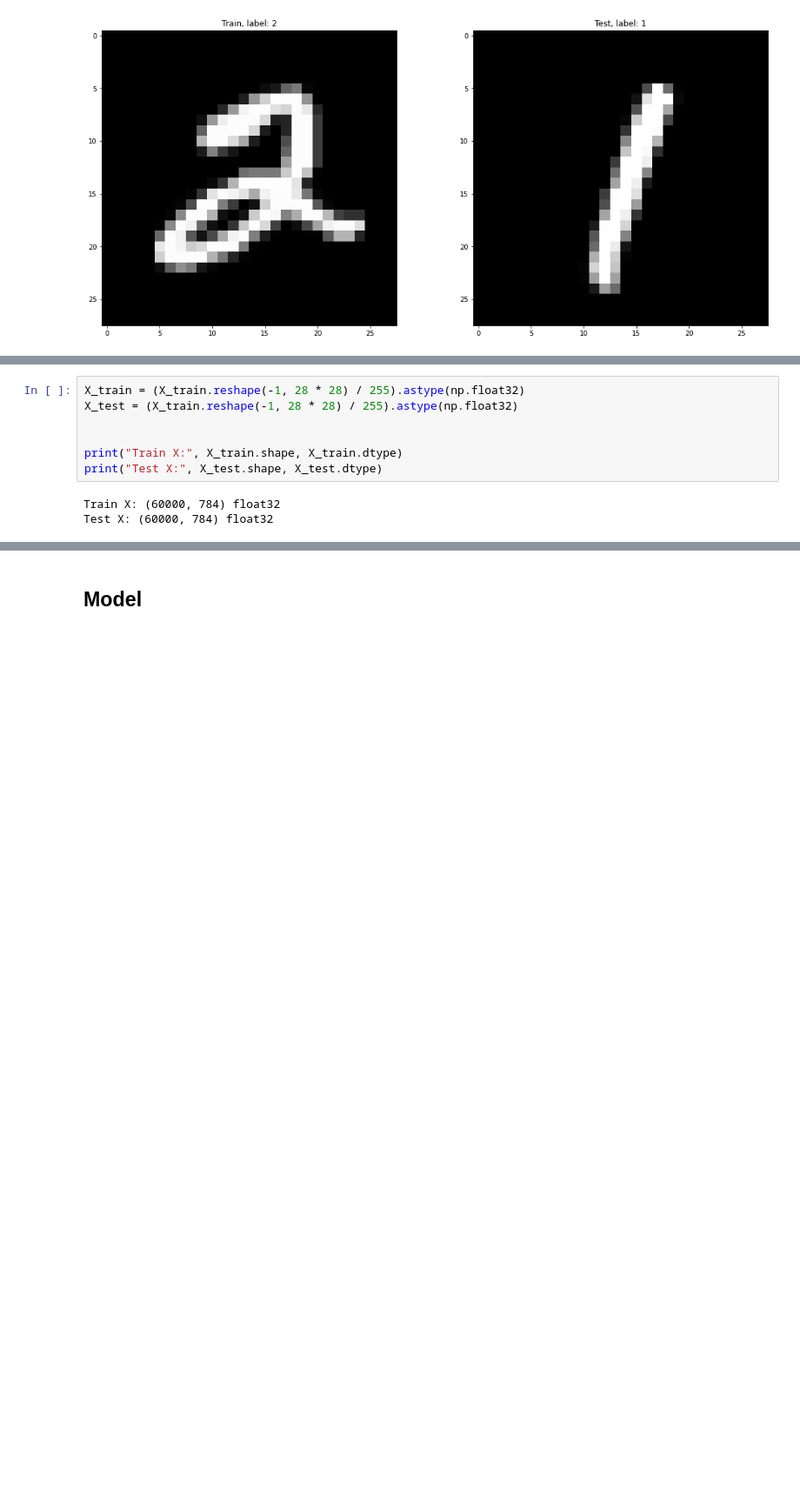
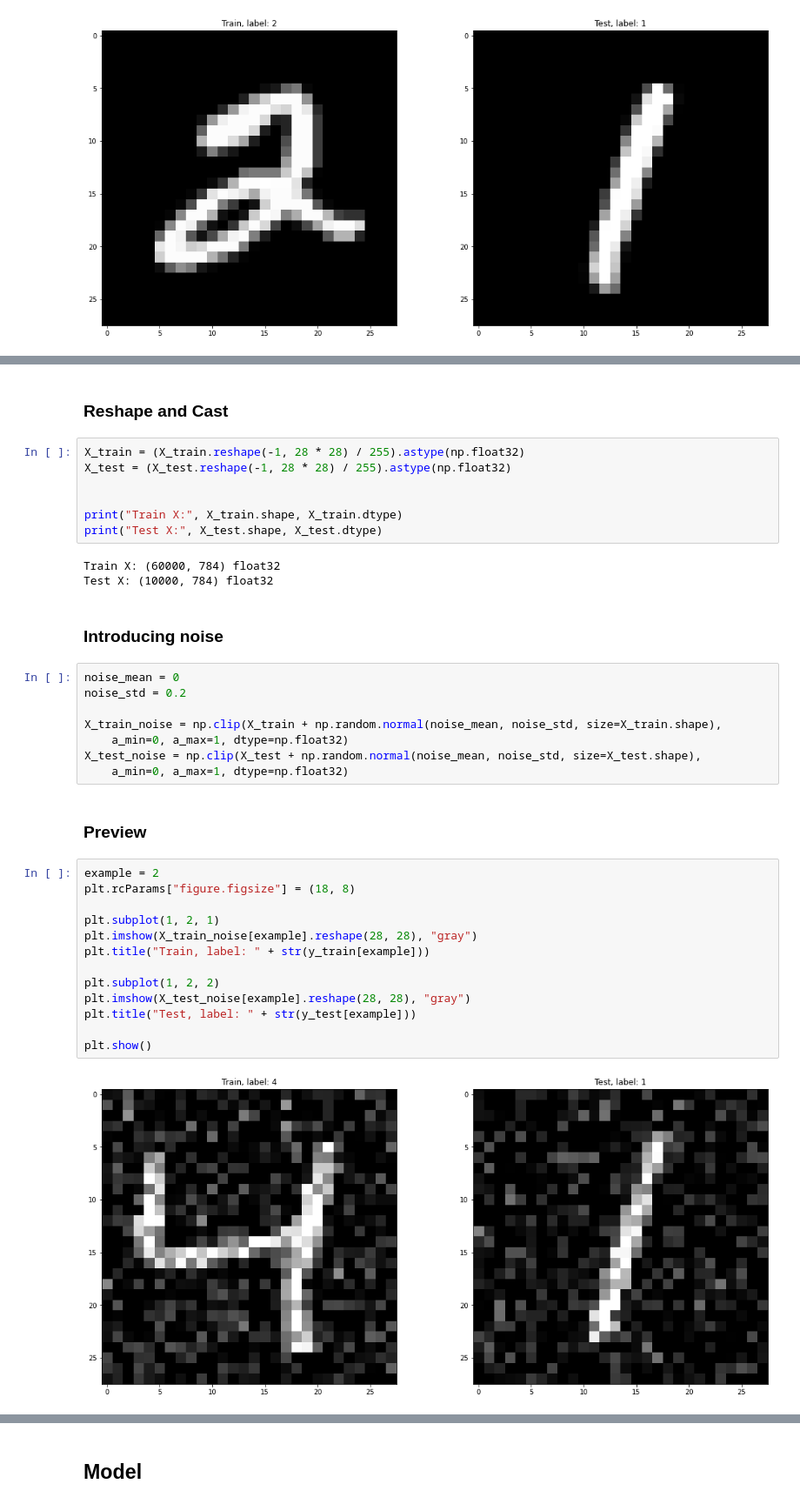
Before and after one commit to FreeLike76/ComputerVisionCourse, a Jupyter notebook: Task4/main.ipynb, the cells around one changed output, grey strips where cells are left out. Shown at 87% size. Cells and saved outputs as stored; diff of their text form; blank space fills up the shorter version.

```diff
--- a/Task4/main.ipynb
+++ b/Task4/main.ipynb
@@ -59,10 +57,39 @@ plt.show()
+# %% [markdown]
+### Reshape and Cast
 # %%
 X_train = (X_train.reshape(-1, 28 * 28) / 255).astype(np.float32)
-X_test = (X_train.reshape(-1, 28 * 28) / 255).astype(np.float32)
+X_test = (X_test.reshape(-1, 28 * 28) / 255).astype(np.float32)
 
 
 print("Train X:", X_train.shape, X_train.dtype)
 print("Test X:", X_test.shape, X_test.dtype)
 # %% [output]
 Train X: (60000, 784) float32
-Test X: (60000, 784) float32
+Test X: (10000, 784) float32
+# %% [markdown]
+### Introducing noise
+# %%
+noise_mean = 0
+noise_std = 0.2
+
+X_train_noise = np.clip(X_train + np.random.normal(noise_mean, noise_std, size=X_train.shape),
+    a_min=0, a_max=1, dtype=np.float32)
+X_test_noise = np.clip(X_test + np.random.normal(noise_mean, noise_std, size=X_test.shape),
+    a_min=0, a_max=1, dtype=np.float32)
+# %% [markdown]
+### Preview
+# %%
+example = 2
+plt.rcParams["figure.figsize"] = (18, 8)
+
+plt.subplot(1, 2, 1)
+plt.imshow(X_train_noise[example].reshape(28, 28), "gray")
+plt.title("Train, label: " + str(y_train[example]))
+
+plt.subplot(1, 2, 2)
+plt.imshow(X_test_noise[example].reshape(28, 28), "gray")
+plt.title("Test, label: " + str(y_test[example]))
+
+plt.show()
+# %% [output]
+[figure, added]
```
Also changed, not shown: parts of 20 cells of this notebook.
